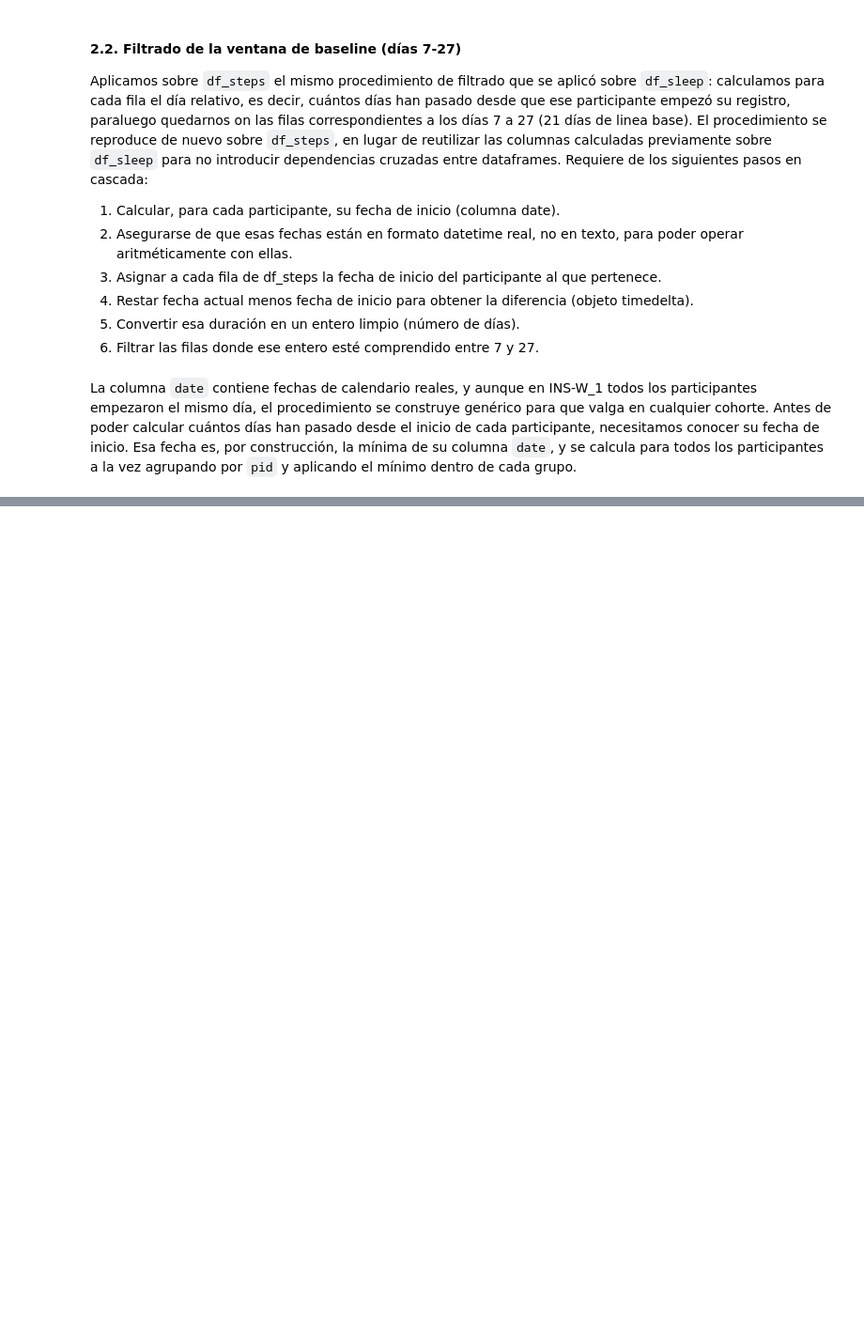
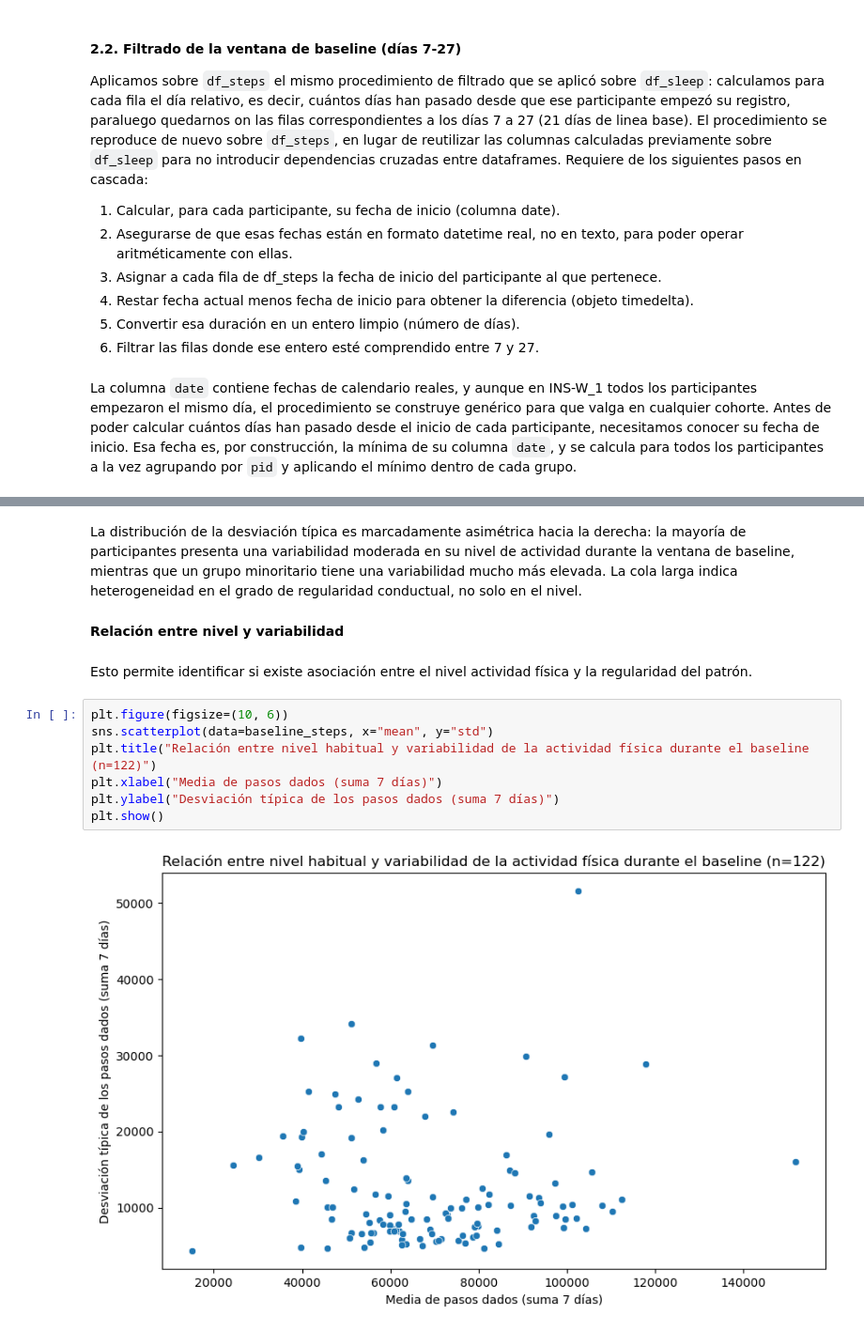
Before and after one commit to alejandrobarriel/globem, a Jupyter notebook: notebooks/globem.ipynb, the cells around one changed output, grey strips where cells are left out. Shown at 94% size. Saved outputs shown, nothing was run; the diff lists cells and outputs as text; blank space fills up the shorter version.

```diff
--- a/notebooks/globem.ipynb
+++ b/notebooks/globem.ipynb
@@ -980,0 +1219,15 @@ df_steps["date"].min()
+# %% [markdown]
+La distribución de la desviación típica es marcadamente asimétrica hacia la derecha: la mayoría de participantes presenta una variabilidad moderada en su nivel de actividad durante la ventana de baseline, mientras que un grupo minoritario tiene una variabilidad mucho más elevada. La cola larga indica heterogeneidad en el grado de regularidad conductual, no solo en el nivel.
+# %% [markdown]
+**Relación entre nivel y variabilidad**
+# %% [markdown]
+Esto permite identificar si existe asociación entre el nivel actividad física y la regularidad del patrón.
+# %%
+plt.figure(figsize=(10, 6))
+sns.scatterplot(data=baseline_steps, x="mean", y="std")
+plt.title("Relación entre nivel habitual y variabilidad de la actividad física durante el baseline (n=122)")
+plt.xlabel("Media de pasos dados (suma 7 días)")
+plt.ylabel("Desviación típica de los pasos dados (suma 7 días)")
+plt.show()
+# %% [output]
+[figure, added]
```
Also changed, not shown: parts of 48 cells of this notebook.
